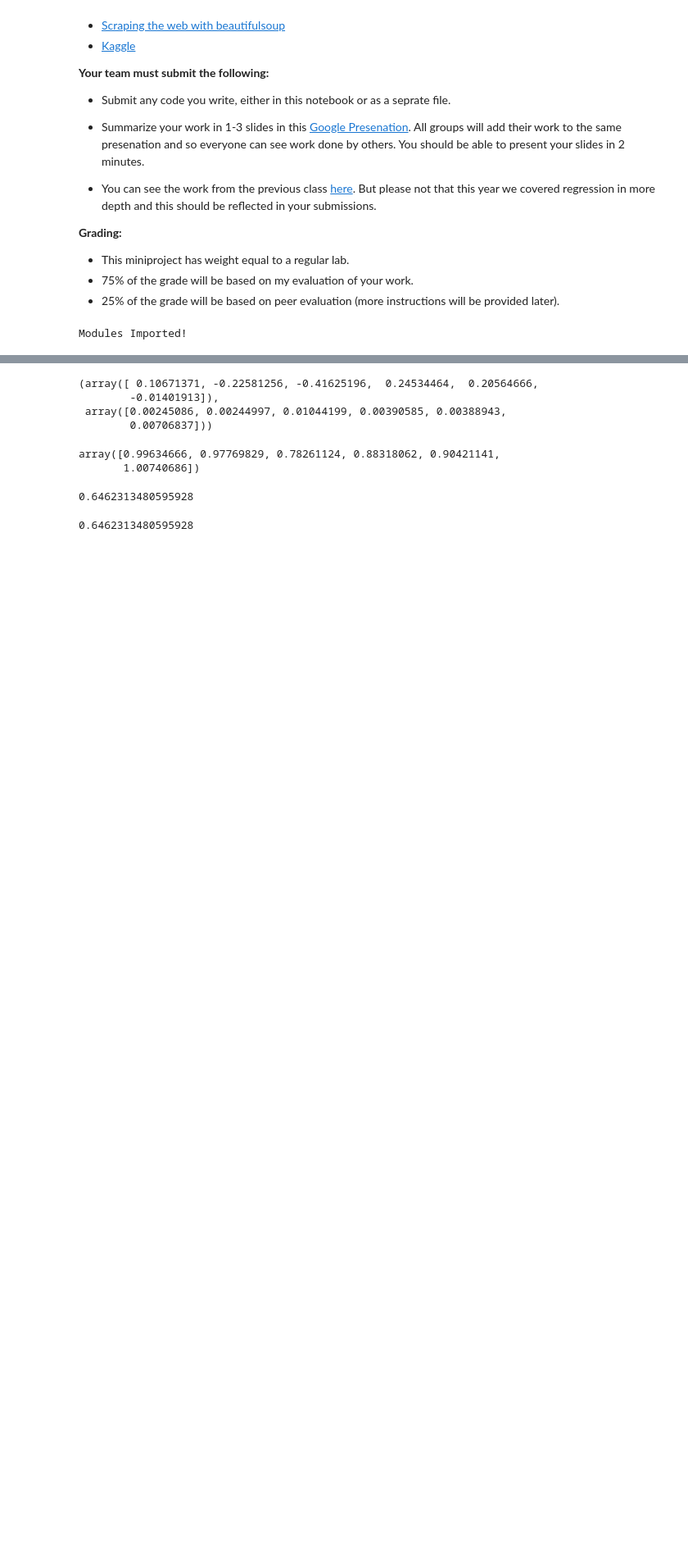
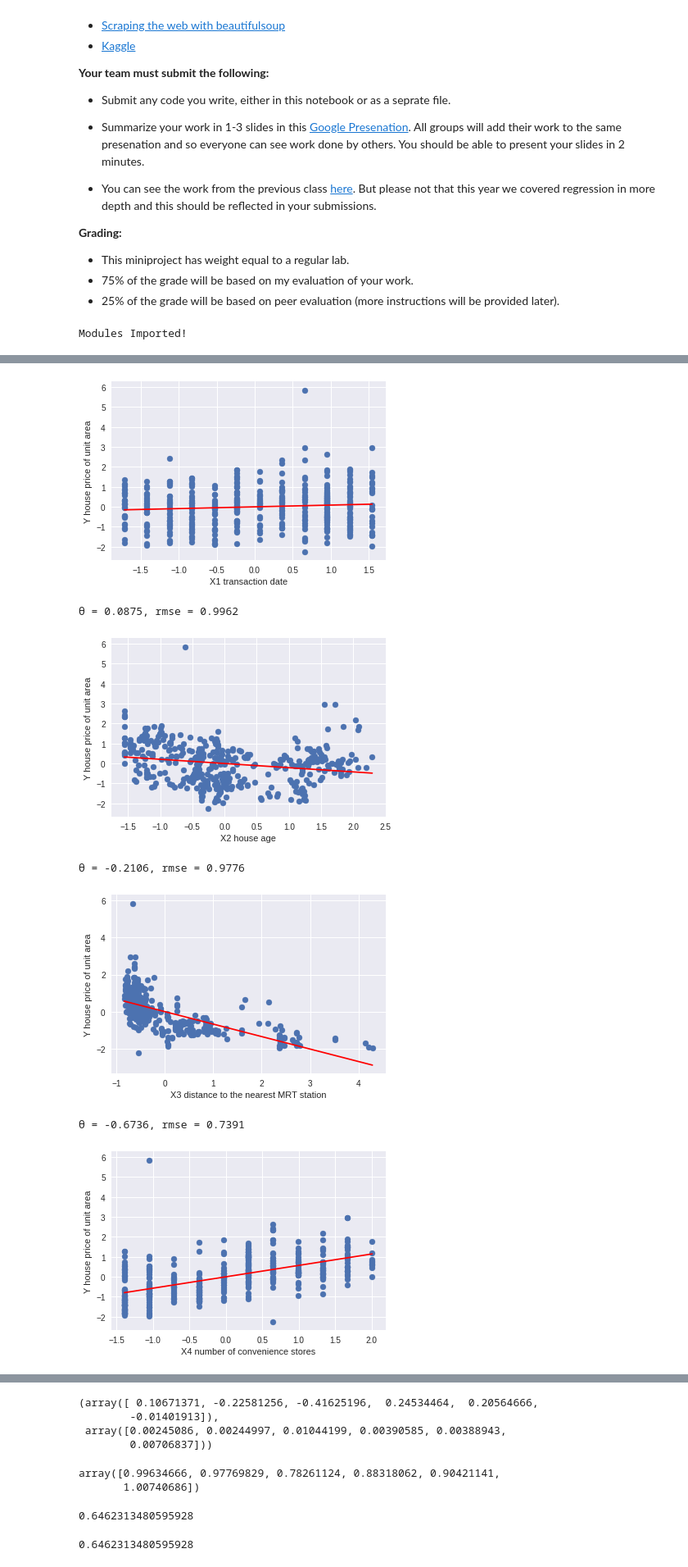
Before and after one commit to danster101/slgmMini, a Jupyter notebook: Lab_3_5_dh4dt_azc2rc_Regression_Miniproject.ipynb, the cells around one changed output, grey strips where cells are left out. Shown at 82% size. Saved outputs shown, nothing was run; the diff lists cells and outputs as text; code cells hidden in the pictures; blank space fills up the shorter version.

```diff
--- a/Lab_3_5_dh4dt_azc2rc_Regression_Miniproject.ipynb
+++ b/Lab_3_5_dh4dt_azc2rc_Regression_Miniproject.ipynb
@@ -61,0 +72,24 @@ Y_n = (Y - Y.mean()) / Y.std()
+# %%
+for i, X_ni in enumerate(X_n.T):
+  x_name = df.columns[i+1]
+  y_name = df.columns[-1]
+
+  θ = 1 / (X_ni @ X_ni) * (X_ni @ Y_n)
+  rmse = np.sqrt(np.mean(np.power(Y_n - X_ni * θ, 2)))
+  X_dummy = np.array([X_ni.min(), X_ni.max()])
+
+  plt.scatter(X_ni, Y_n)
+  plt.plot(X_dummy, X_dummy * θ, 'r')
+  plt.xlabel(x_name)
+  plt.ylabel(y_name)
+  plt.show()
+  print(f'θ = {θ:.4f}, rmse = {rmse:.4f}')
+  print()
+# %% [output]
+[figure, added]
+θ = 0.0875, rmse = 0.9962
+[figure, added]
+θ = -0.2106, rmse = 0.9776
+[figure, added]
+θ = -0.6736, rmse = 0.7391
+[figure, added]
```
Also changed, not shown: parts of 10 cells of this notebook.
